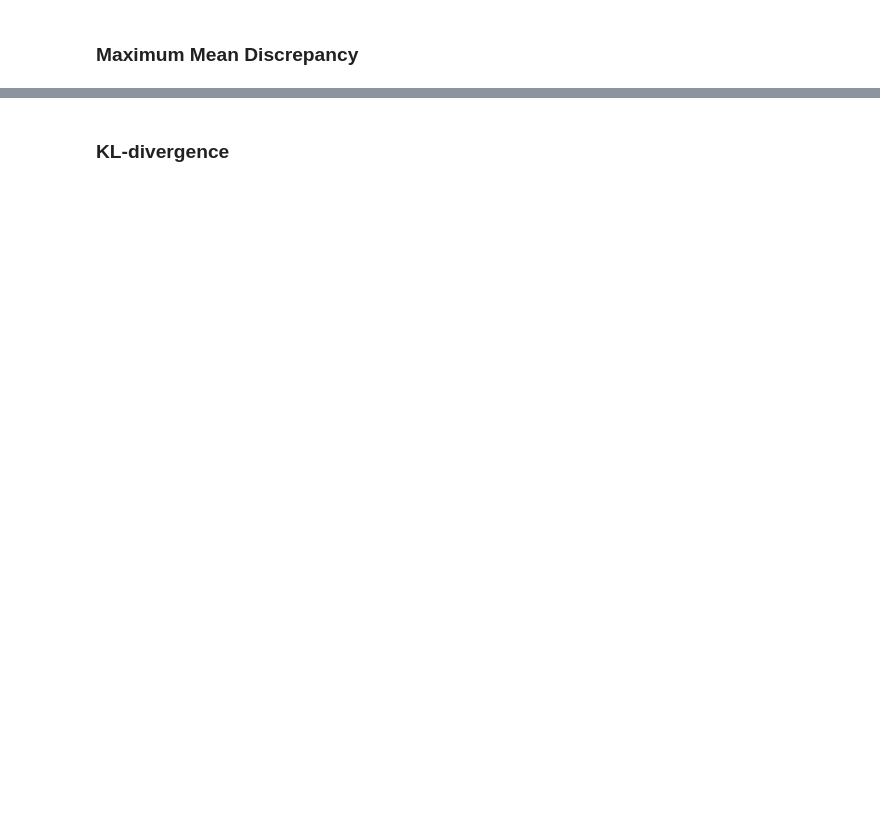
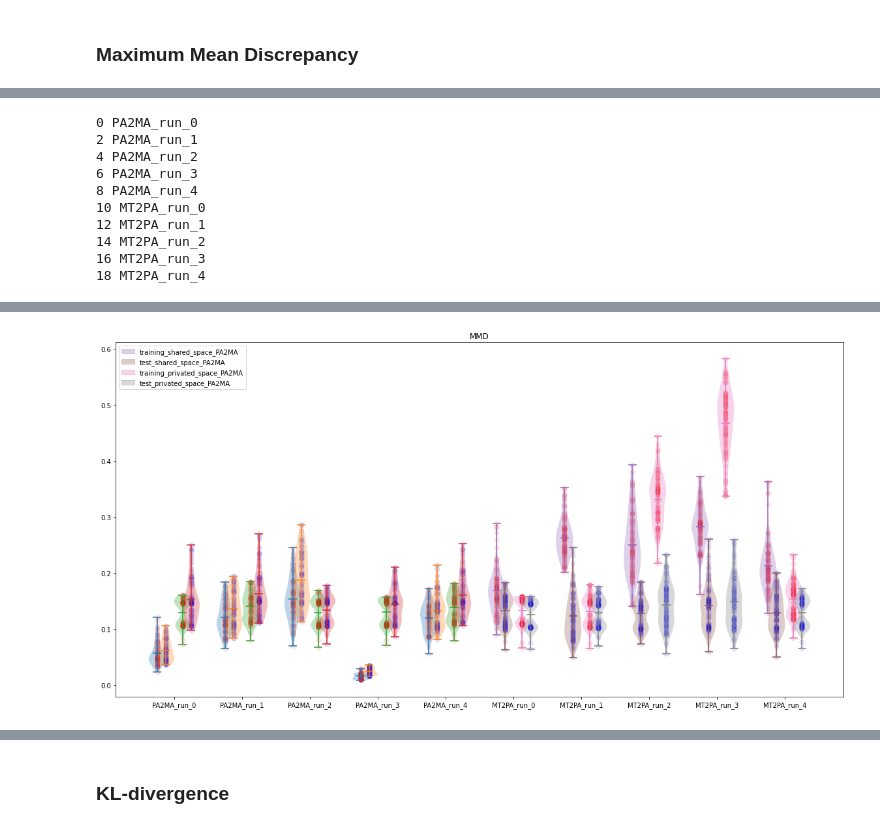
Before and after one commit to grmc1999/ELE2006, a Jupyter notebook: Notebooks/Prj.ipynb, the cells around one changed output, grey strips where cells are left out. Saved outputs shown, nothing was run; the diff lists cells and outputs as text; code cells hidden in the pictures; blank space fills up the shorter version.

```diff
--- a/Notebooks/Prj.ipynb
+++ b/Notebooks/Prj.ipynb
@@ -500,0 +509,21 @@ np.mean(np.array(MMD_Dist))
+# %%
+PA2MAD=np.load(os.path.join(root,"Latent_space","PA2MA"+"_MMD.npy"),allow_pickle=True)
+MT2PAD=np.load(os.path.join(root,"Latent_space","MT2PA"+"_MMD.npy"),allow_pickle=True)
+
+plot_multiple_models([
+    np.load(os.path.join(root,"Latent_space","PA2MA"+"_MMD.npy"),allow_pickle=True).tolist(),
+    np.load(os.path.join(root,"Latent_space","MT2PA"+"_MMD.npy"),allow_pickle=True).tolist()
+],
+    figure=plt.figure(figsize=(20,10)),
+    distance_name="MMD")
+# %% [output]
+0 PA2MA_run_0
+2 PA2MA_run_1
+4 PA2MA_run_2
+6 PA2MA_run_3
+8 PA2MA_run_4
+10 MT2PA_run_0
+12 MT2PA_run_1
+14 MT2PA_run_2
+16 MT2PA_run_3
+18 MT2PA_run_4
@@ -500,0 +531 @@ np.mean(np.array(MMD_Dist))
+[figure, added]
```
Also changed, not shown: parts of 63 cells of this notebook, 2 other files.
